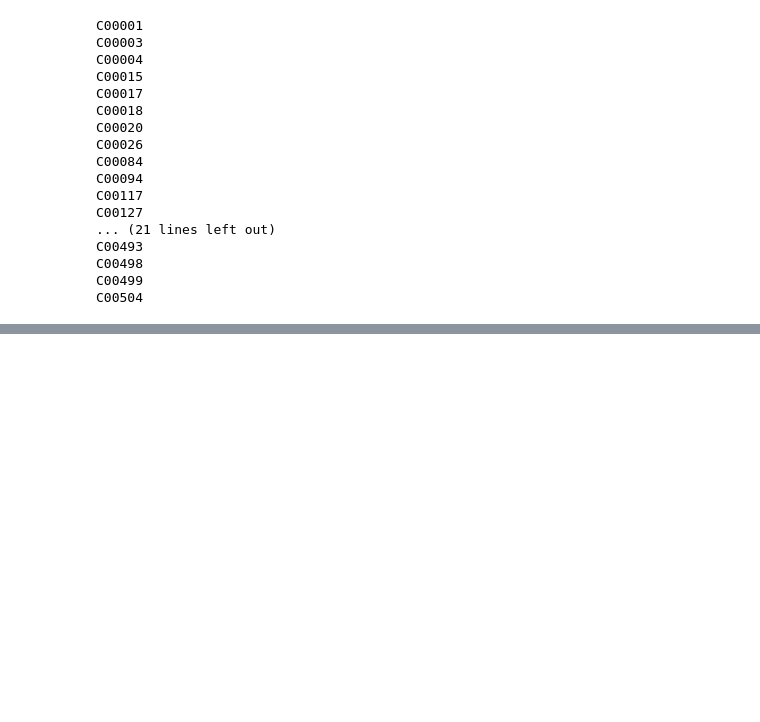
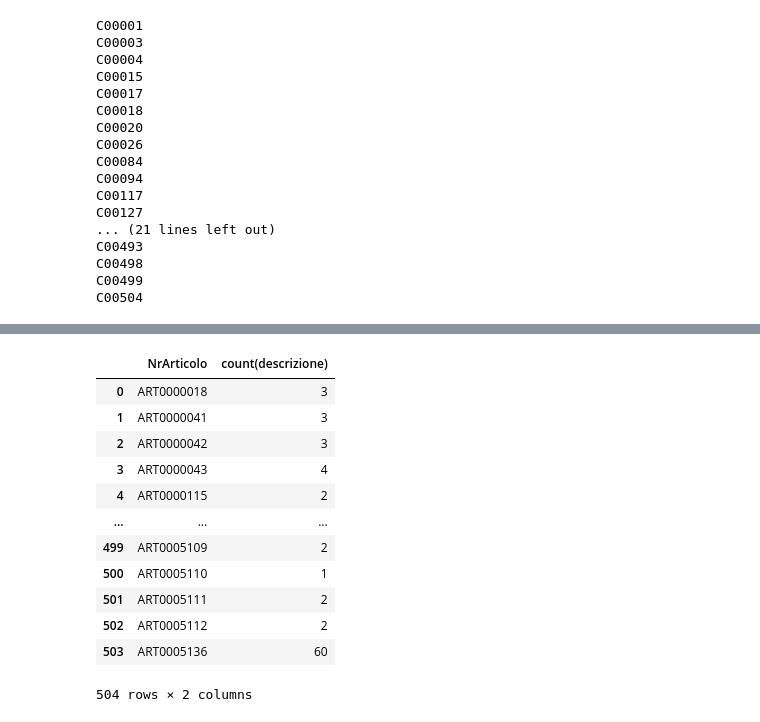
Before and after one commit to VinciGit00/SCGProject, a Jupyter notebook: Datasets/DataElaboration/TotaleDavidExtendedV3.ipynb, the cells around one changed output, grey strips where cells are left out. Drawn from its saved outputs; the diff is of its cells as text; code cells hidden in the pictures; blank space fills up the shorter version.

```diff
--- a/Datasets/DataElaboration/TotaleDavidExtendedV3.ipynb
+++ b/Datasets/DataElaboration/TotaleDavidExtendedV3.ipynb
@@ -1580,0 +1602,17 @@ scos[0]
+# %%
+x = sqldf('select NrArticolo,count(descrizione) from impiegoBudget1 group by NrArticolo')
+x
+# %% [output]
+|  | NrArticolo | count(descrizione) |
+| 0 | ART0000018 | 3 |
+| 1 | ART0000041 | 3 |
+| 2 | ART0000042 | 3 |
+| 3 | ART0000043 | 4 |
+| 4 | ART0000115 | 2 |
+| ... | ... | ... |
+| 499 | ART0005109 | 2 |
+| 500 | ART0005110 | 1 |
+| 501 | ART0005111 | 2 |
+| 502 | ART0005112 | 2 |
+| 503 | ART0005136 | 60 |
+504 rows × 2 columns
```
Also changed, not shown: parts of 4 cells of this notebook, 3 other files.
